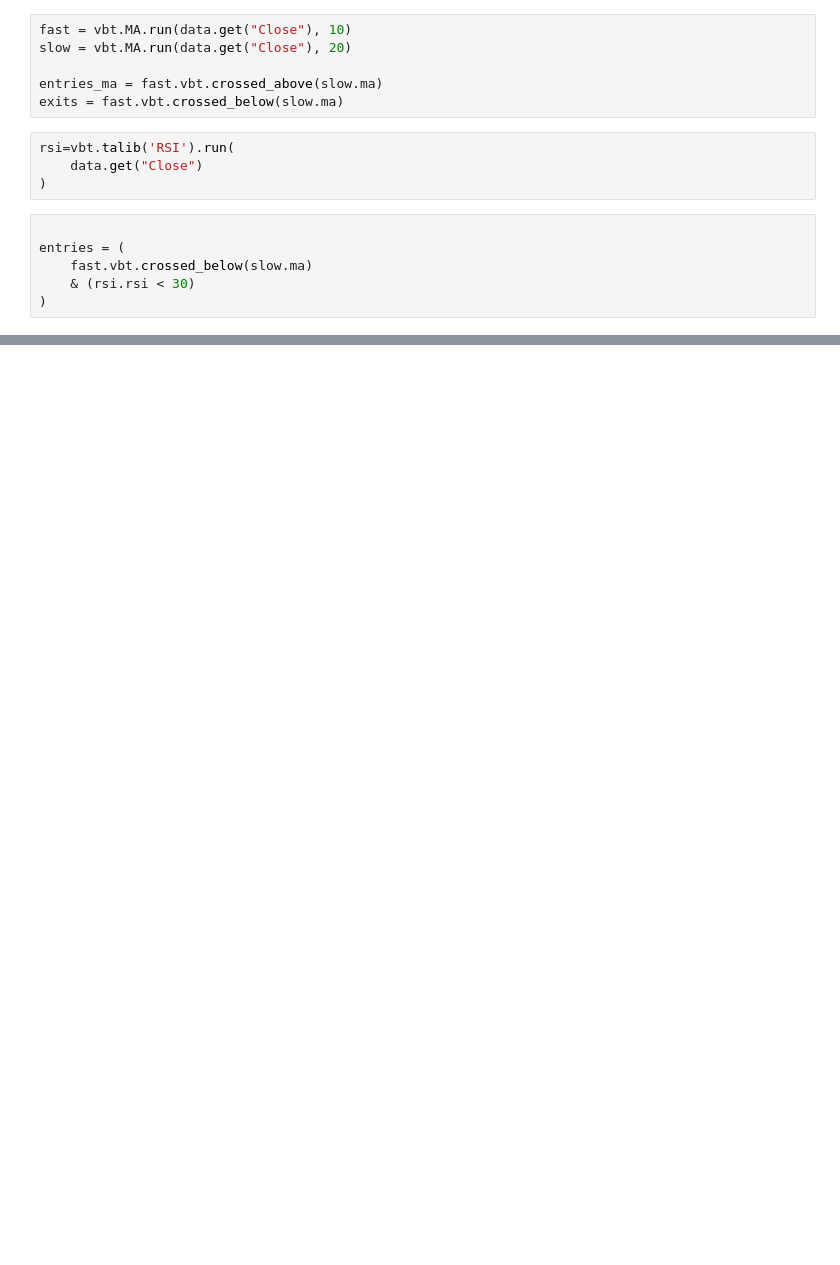
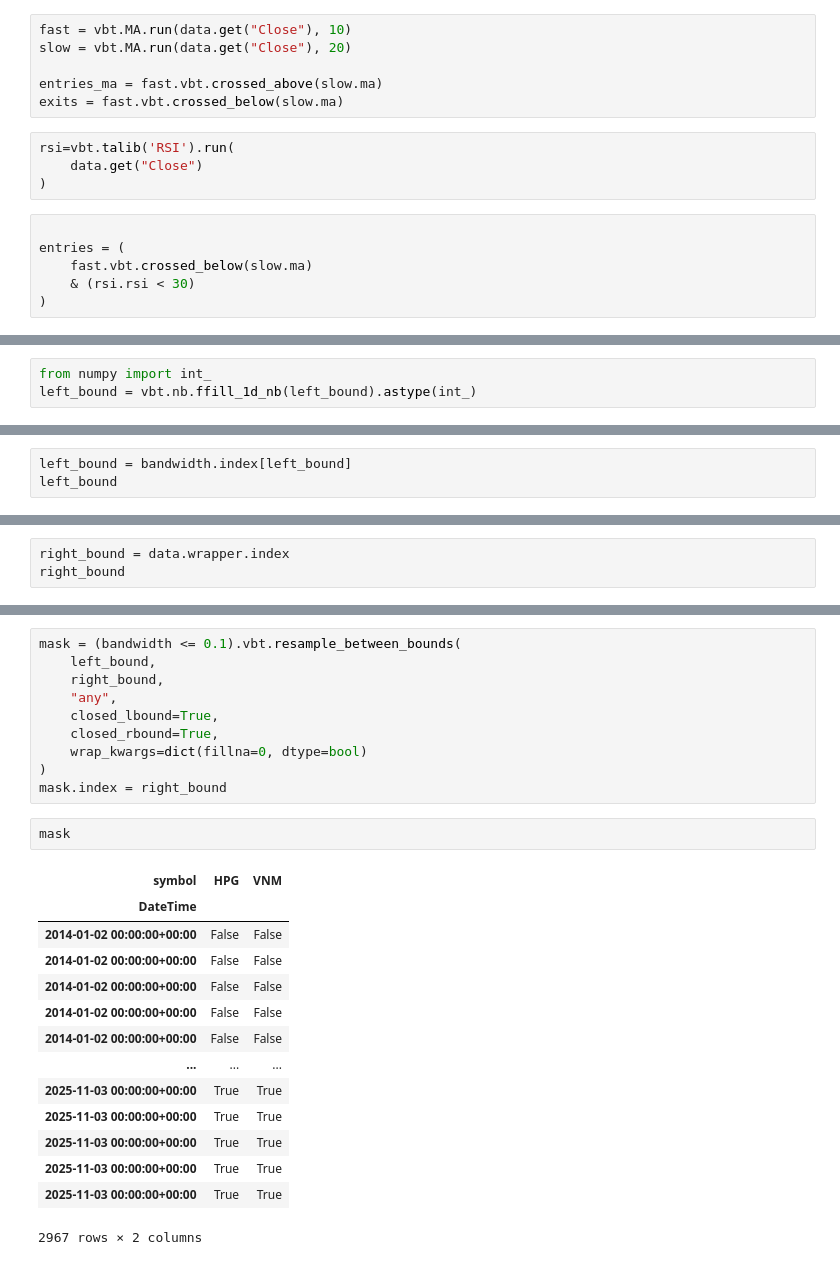
Before and after one commit to manhhung0221/vectorbtLearn, a Jupyter notebook: SignalDev.ipynb, the cells around one changed output, grey strips where cells are left out. Saved outputs shown, nothing was run; the diff lists cells and outputs as text; blank space fills up the shorter version.

```diff
--- a/SignalDev.ipynb
+++ b/SignalDev.ipynb
@@ -93,0 +295,3 @@ dtype: int64
+# %%
+from numpy import int_
+left_bound = vbt.nb.ffill_1d_nb(left_bound).astype(int_)
@@ -93,0 +302,3 @@ dtype: int64
+# %%
+left_bound = bandwidth.index[left_bound]
+left_bound
@@ -93,0 +318,3 @@ dtype: int64
+# %%
+right_bound = data.wrapper.index
+right_bound
@@ -93,0 +334,27 @@ dtype: int64
+# %%
+mask = (bandwidth <= 0.1).vbt.resample_between_bounds(
+    left_bound,
+    right_bound,
+    "any",
+    closed_lbound=True,
+    closed_rbound=True,
+    wrap_kwargs=dict(fillna=0, dtype=bool)
+)
+mask.index = right_bound
+# %%
+mask
+# %% [output]
+| symbol | HPG | VNM |
+| DateTime |  |  |
+| 2014-01-02 00:00:00+00:00 | False | False |
+| 2014-01-02 00:00:00+00:00 | False | False |
+| 2014-01-02 00:00:00+00:00 | False | False |
+| 2014-01-02 00:00:00+00:00 | False | False |
+| 2014-01-02 00:00:00+00:00 | False | False |
+| ... | ... | ... |
+| 2025-11-03 00:00:00+00:00 | True | True |
+| 2025-11-03 00:00:00+00:00 | True | True |
+| 2025-11-03 00:00:00+00:00 | True | True |
+| 2025-11-03 00:00:00+00:00 | True | True |
+| 2025-11-03 00:00:00+00:00 | True | True |
+2967 rows × 2 columns
```
Also changed, not shown: parts of 25 cells of this notebook, 1 other file.
